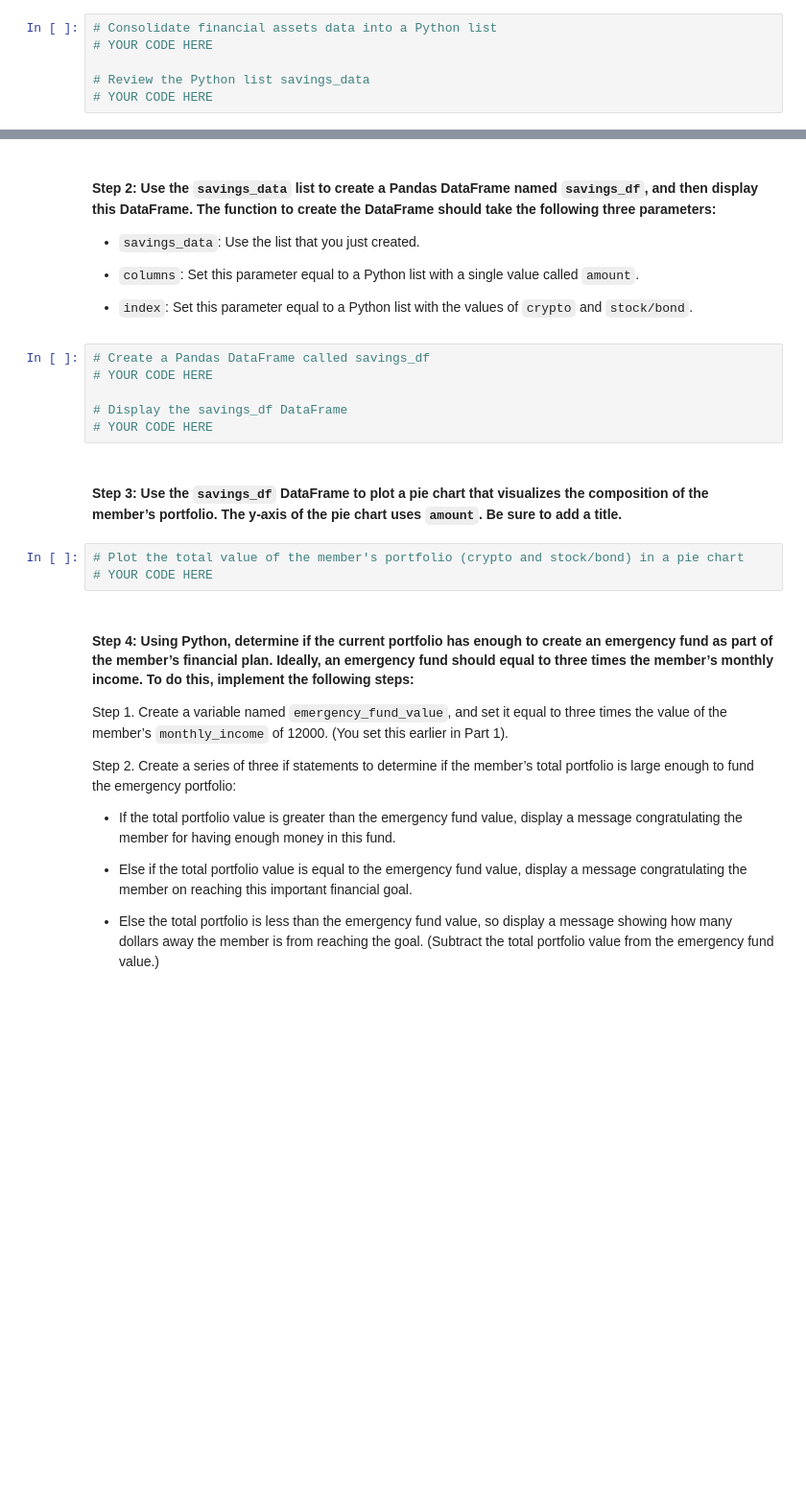
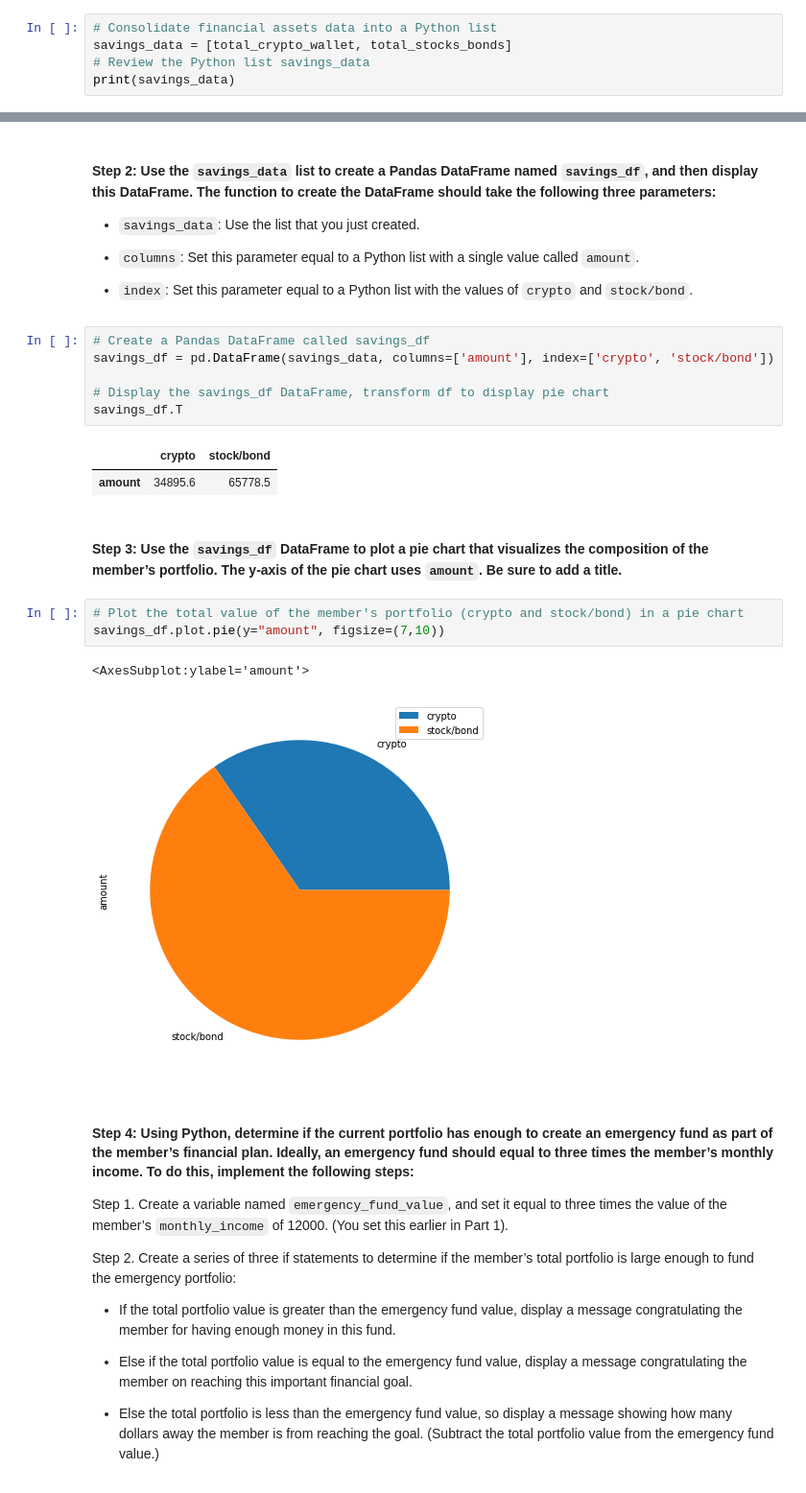
Before and after one commit to silvanoross/Financial_Planning, a Jupyter notebook: financial_planning_tools.ipynb, the cells around one changed output, grey strips where cells are left out. Shown: that part at 96% size. Saved outputs shown, nothing was run; the diff lists cells and outputs as text; blank space fills up the shorter version.

```diff
--- a/financial_planning_tools.ipynb
+++ b/financial_planning_tools.ipynb
@@ -332,7 +332,6 @@ In this section, you’ll use the valuations for the cryptocurrency wallet and f
 #### Step 1: Create a Python list named `savings_data` that has two elements. The first element contains the total value of the cryptocurrency wallet. The second element contains the total value of the stock and bond portions of the portfolio.
 # %%
 # Consolidate financial assets data into a Python list
-# YOUR CODE HERE
-
+savings_data = [total_crypto_wallet, total_stocks_bonds]
 # Review the Python list savings_data
-# YOUR CODE HERE
+print(savings_data)
@@ -346,15 +347,21 @@ In this section, you’ll use the valuations for the cryptocurrency wallet and f
 - `index`: Set this parameter equal to a Python list with the values of `crypto` and `stock/bond`.
 # %%
 # Create a Pandas DataFrame called savings_df
-# YOUR CODE HERE
+savings_df = pd.DataFrame(savings_data, columns=['amount'], index=['crypto', 'stock/bond'])
 
-# Display the savings_df DataFrame
-# YOUR CODE HERE
+# Display the savings_df DataFrame, transform df to display pie chart
+savings_df.T
+# %% [output]
+|  | crypto | stock/bond |
+| amount | 34895.6 | 65778.5 |
 # %% [markdown]
 #### Step 3: Use the `savings_df` DataFrame to plot a pie chart that visualizes the composition of the member’s portfolio. The y-axis of the pie chart uses `amount`. Be sure to add a title.
 # %%
 # Plot the total value of the member's portfolio (crypto and stock/bond) in a pie chart
-# YOUR CODE HERE
+savings_df.plot.pie(y="amount", figsize=(7,10))
+# %% [output]
+<AxesSubplot:ylabel='amount'>
+[figure, added]
 # %% [markdown]
 #### Step 4: Using Python, determine if the current portfolio has enough to create an emergency fund as part of the member’s financial plan. Ideally, an emergency fund should equal to three times the member’s monthly income. To do this, implement the following steps:
 
```
Also changed, not shown: parts of 31 cells of this notebook, 1 other file.
